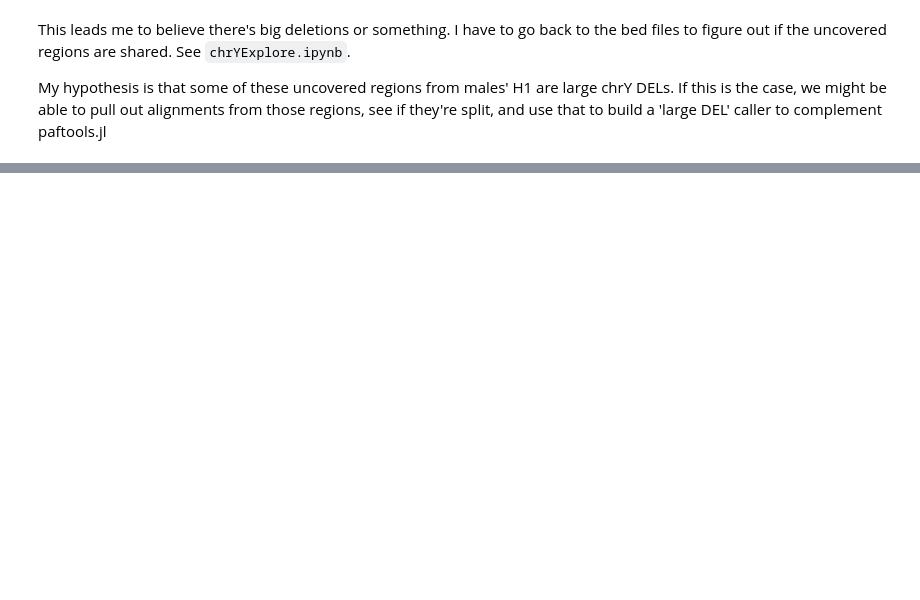
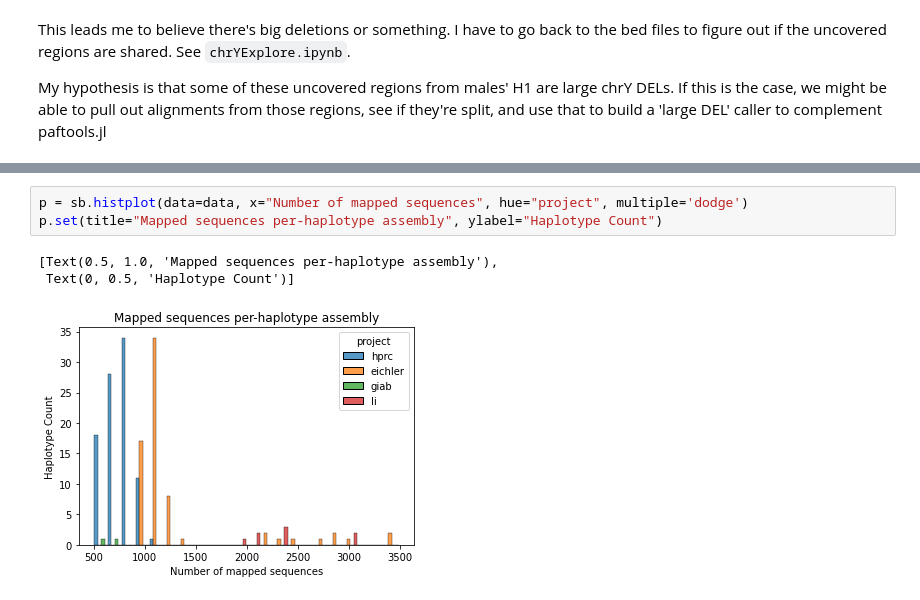
Before and after one commit to ACEnglish/adotto, a Jupyter notebook: variant_calling/notebooks/HapotypeCoverage.ipynb, the cells around one changed output, grey strips where cells are left out. Drawn from its saved outputs; the diff is of its cells as text; blank space fills up the shorter version.

Commit message:
Progress on Haplotype stats

```diff
--- a/variant_calling/notebooks/HapotypeCoverage.ipynb
+++ b/variant_calling/notebooks/HapotypeCoverage.ipynb
@@ -161,0 +177,7 @@ My hypothesis is that some of these uncovered regions from males' H1 are large c
+# %%
+p = sb.histplot(data=data, x="Number of mapped sequences", hue="project", multiple='dodge')
+p.set(title="Mapped sequences per-haplotype assembly", ylabel="Haplotype Count")
+# %% [output]
+[Text(0.5, 1.0, 'Mapped sequences per-haplotype assembly'),
+ Text(0, 0.5, 'Haplotype Count')]
+[figure, added]
```
Also changed, not shown: parts of 32 cells of this notebook, 2 other files.
